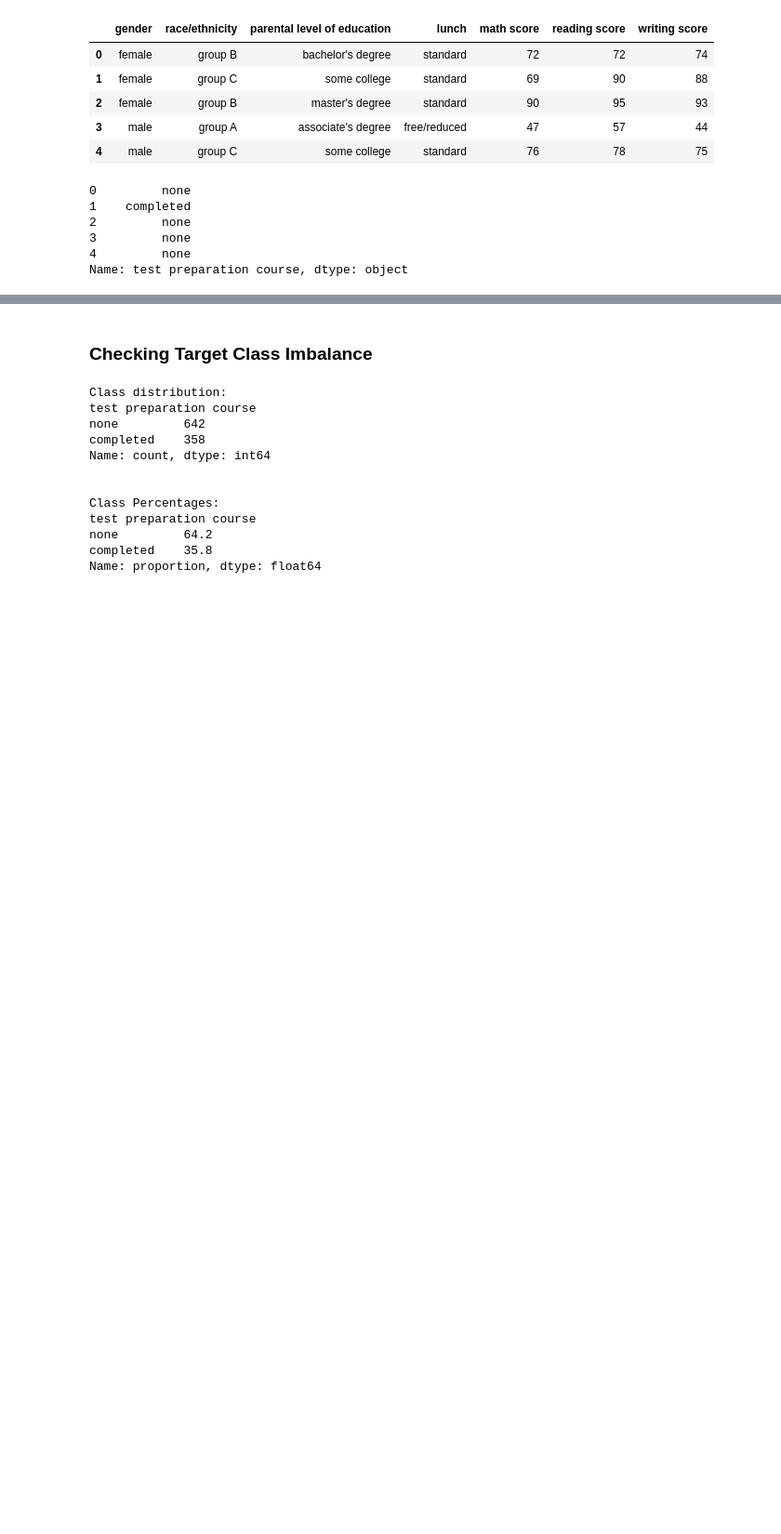
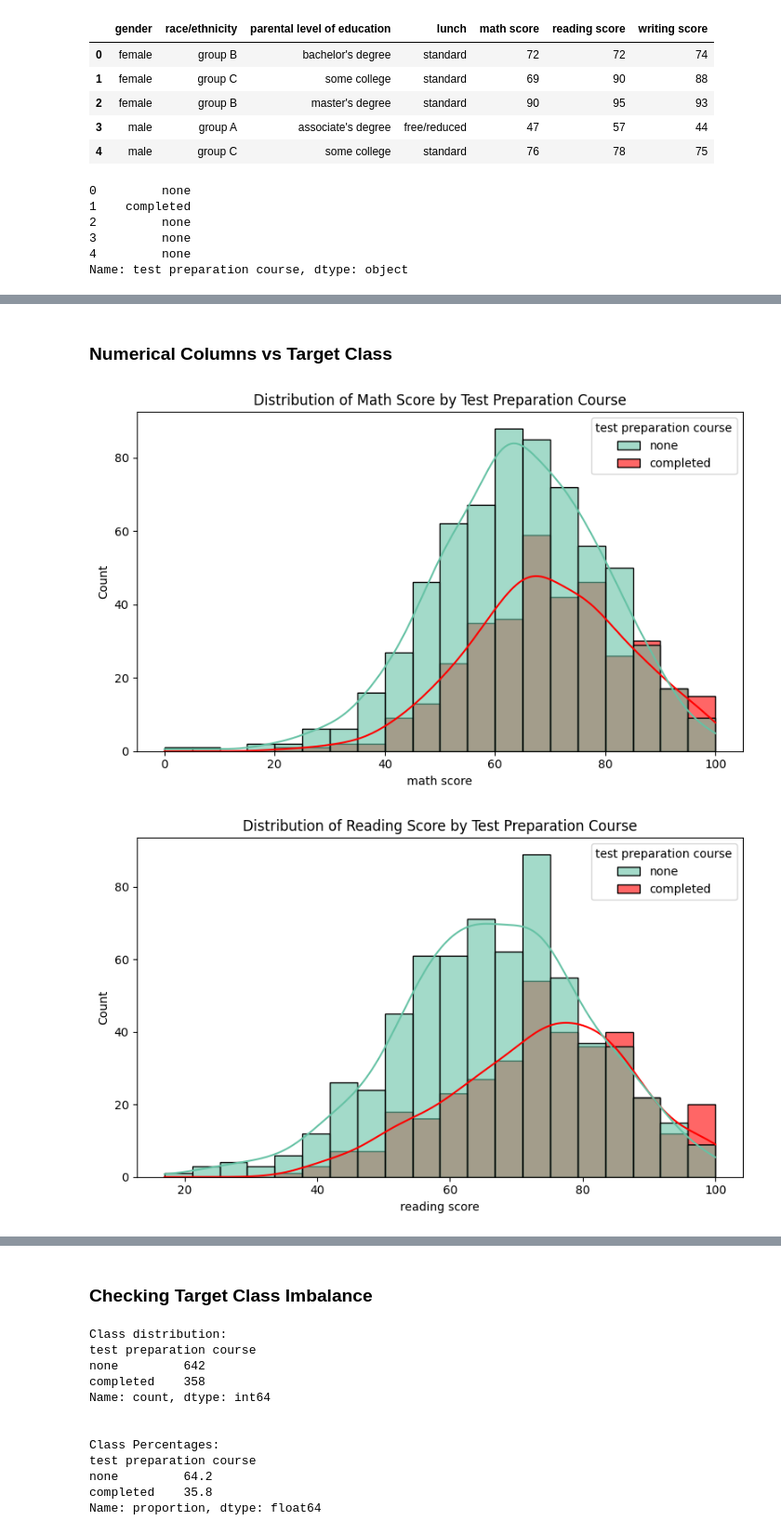
Before and after one commit to SakibMizan/MLProjectStudentPerformance, a Jupyter notebook: SakibMizanProject.ipynb, the cells around one changed output, grey strips where cells are left out. Shown at 93% size. Drawn from its saved outputs; the diff is of its cells as text; code cells hidden in the pictures; blank space fills up the shorter version.

```diff
--- a/SakibMizanProject.ipynb
+++ b/SakibMizanProject.ipynb
@@ -130,0 +163,14 @@ Name: test preparation course, dtype: object
+# %% [markdown]
+### Numerical Columns vs Target Class
+# %%
+numerical_cols = ['math score', 'reading score', 'writing score']
+
+for col in numerical_cols:
+    plt.figure(figsize=(8, 5))
+    sns.histplot(data=dataset, x=col, hue='test preparation course', kde=True, bins=20, palette=['#66c2a5', 'red'], alpha=0.6)
+    plt.title(f"Distribution of {col.title()} by Test Preparation Course")
+    plt.tight_layout()
+    plt.show()
+# %% [output]
+[figure, added]
+[figure, added]
```
Also changed, not shown: parts of 11 cells of this notebook.
